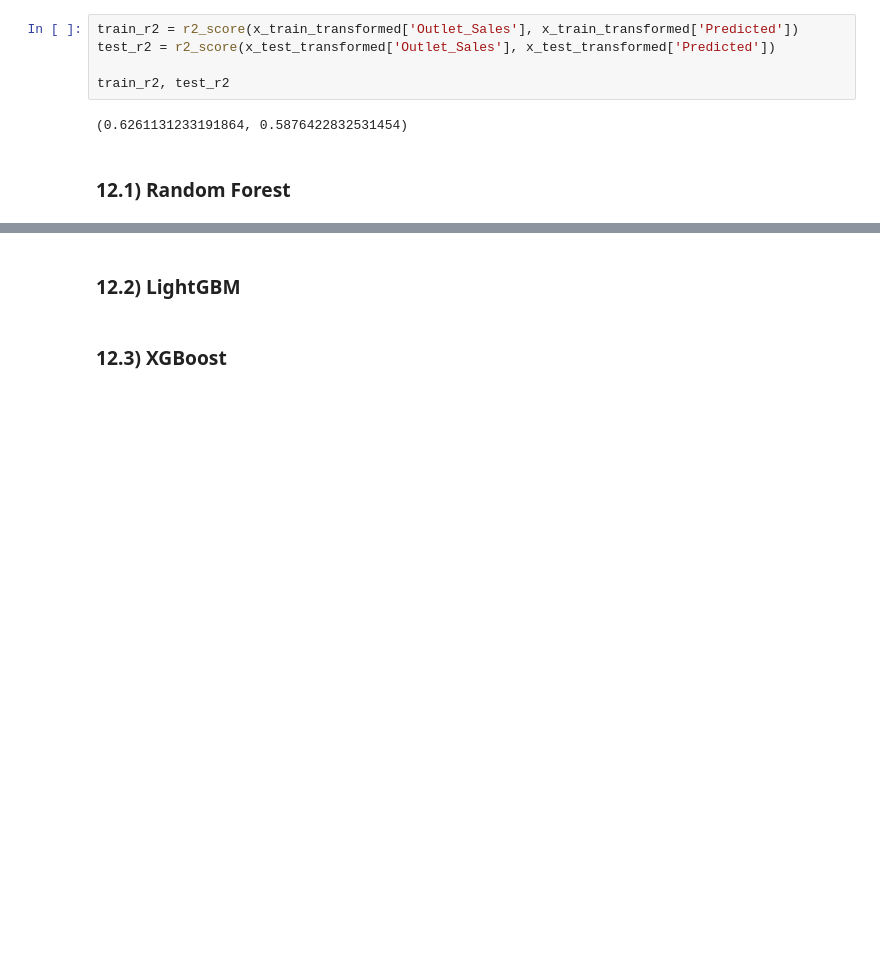
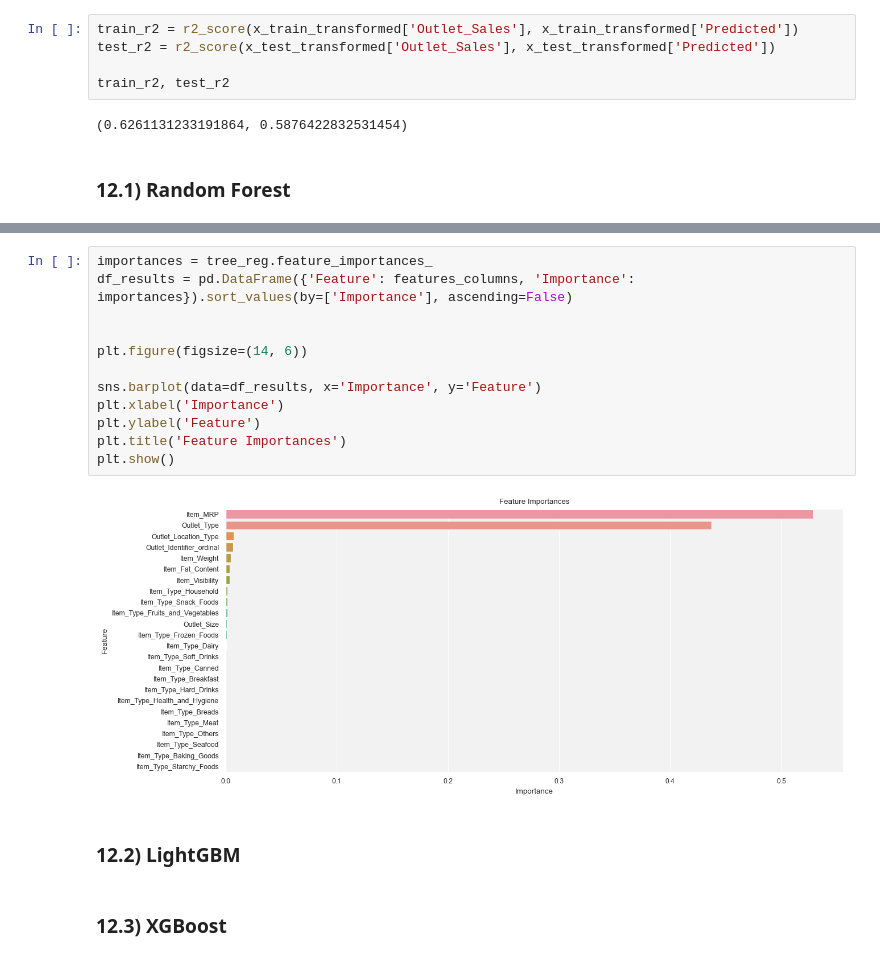
Before and after one commit to Krupique/mlops-projects, a Jupyter notebook: 02-bigmart_sales_prediction/notebook/demand_forecaster.ipynb, the cells around one changed output, grey strips where cells are left out. Saved outputs shown, nothing was run; the diff lists cells and outputs as text; blank space fills up the shorter version.

```diff
--- a/02-bigmart_sales_prediction/notebook/demand_forecaster.ipynb
+++ b/02-bigmart_sales_prediction/notebook/demand_forecaster.ipynb
@@ -958,3 +996,17 @@ train_r2, test_r2
+# %%
+importances = tree_reg.feature_importances_
+df_results = pd.DataFrame({'Feature': features_columns, 'Importance': importances}).sort_values(by=['Importance'], ascending=False)
+
+
+plt.figure(figsize=(14, 6))
+
+sns.barplot(data=df_results, x='Importance', y='Feature')
+plt.xlabel('Importance')
+plt.ylabel('Feature')
+plt.title('Feature Importances')
+plt.show()
+# %% [output]
+[figure, added]
 # %% [markdown]
 ### 12.2) LightGBM
 # %% [markdown]
```
Also changed, not shown: parts of 4 cells of this notebook.
